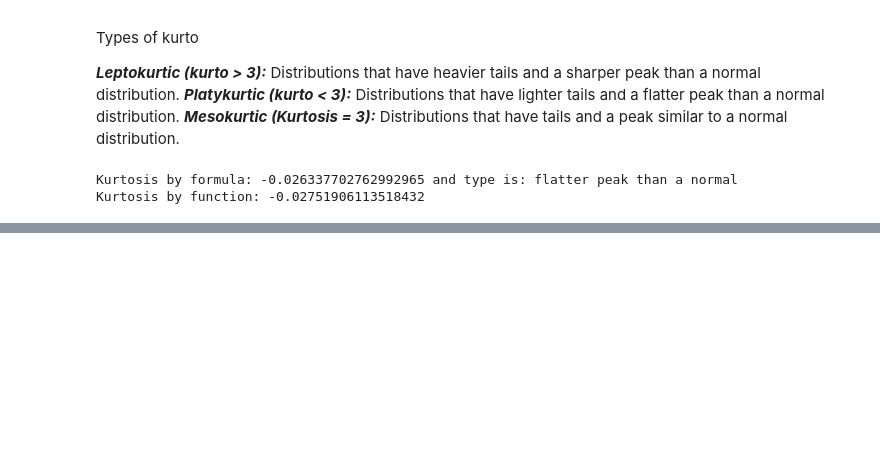
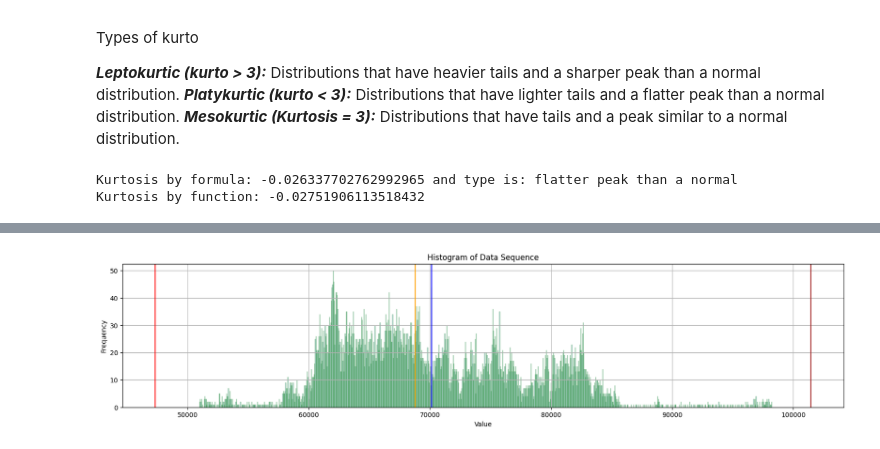
Before and after one commit to shreenandansonu/Signal-and-System-FNIRS-TSA, a Jupyter notebook: Timedomain.ipynb, the cells around one changed output, grey strips where cells are left out. Drawn from its saved outputs; the diff is of its cells as text; code cells hidden in the pictures; blank space fills up the shorter version.

```diff
--- a/Timedomain.ipynb
+++ b/Timedomain.ipynb
@@ -233,0 +245,14 @@ Kurtosis by function: -0.02751906113518432
+# %%
+plt.figure(figsize=(20, 4))
+plt.hist(filtered_data, bins=1000,edgecolor='green', alpha=0.25)  # You can adjust bins
+plt.axvline(x=max_value, color='brown', linestyle='solid')
+plt.axvline(x=min_value, color='red', linestyle='solid')
+plt.axvline(x=median, color='orange', linestyle='solid')
+plt.axvline(x=average, color='blue', linestyle='solid')
+plt.title('Histogram of Data Sequence')
+plt.xlabel('Value')
+plt.ylabel('Frequency')
+plt.grid()
+plt.show()
+# %% [output]
+[figure, added]
```
Also changed, not shown: parts of 1 cell of this notebook.
